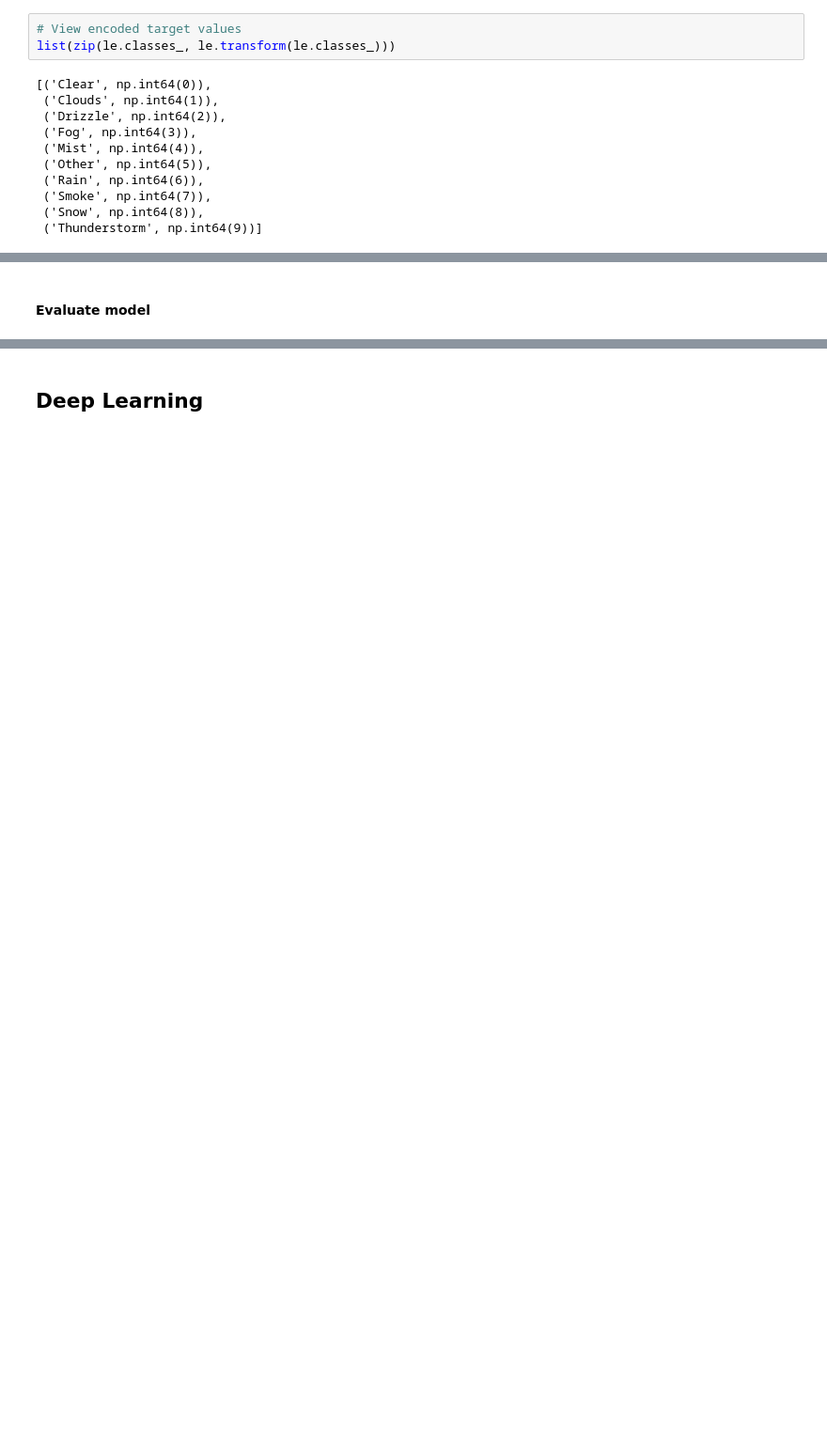
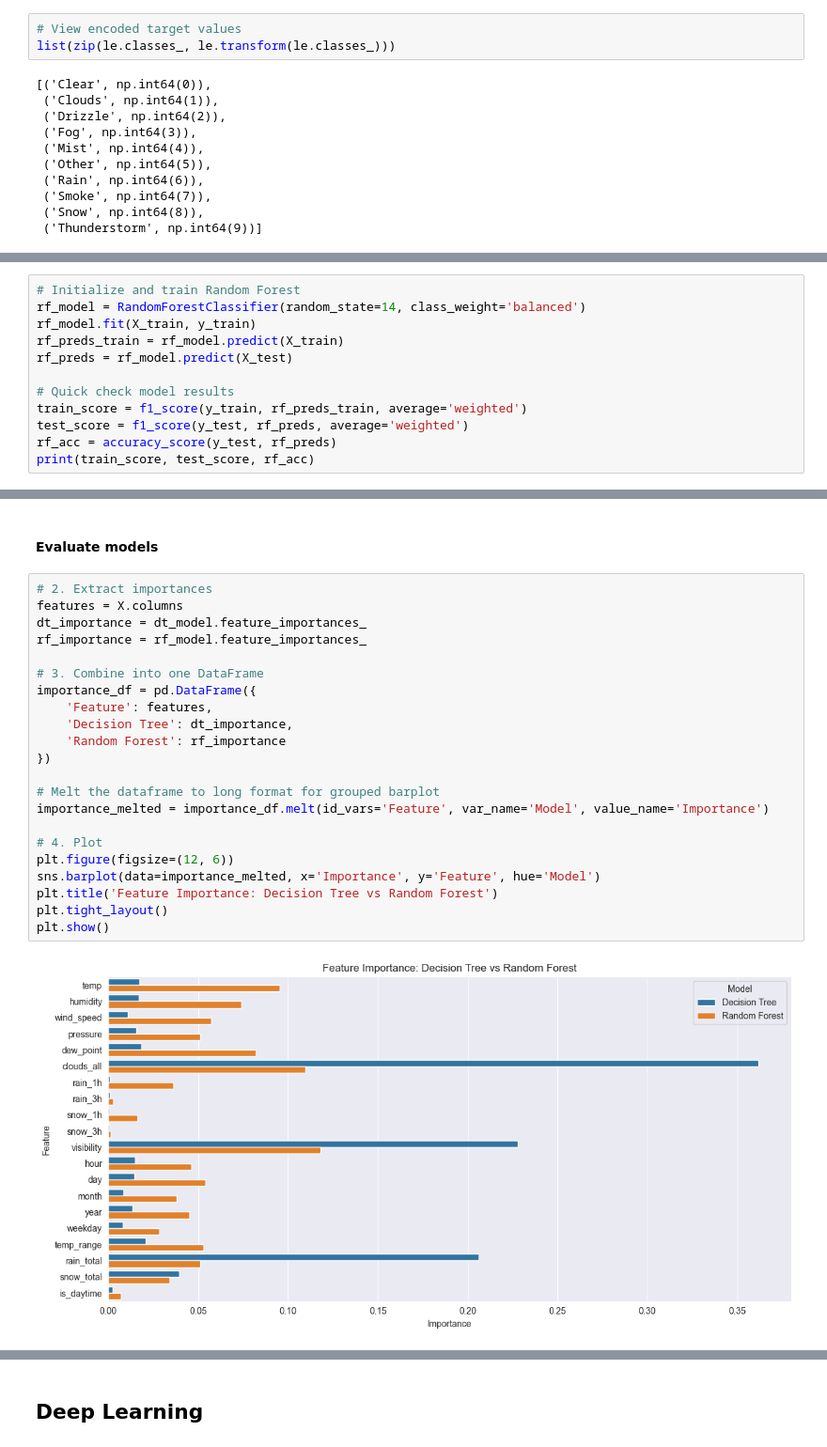
Before and after one commit to annvnt/tum-pads-weatherforcasting, a Jupyter notebook: main.ipynb, the cells around one changed output, grey strips where cells are left out. Shown at 94% size. Cells and saved outputs as stored; diff of their text form; blank space fills up the shorter version.

```diff
--- a/main.ipynb
+++ b/main.ipynb
@@ -1161,0 +1198,12 @@ y_pred = tree.predict(X_test)
+# %%
+# Initialize and train Random Forest
+rf_model = RandomForestClassifier(random_state=14, class_weight='balanced')
+rf_model.fit(X_train, y_train)
+rf_preds_train = rf_model.predict(X_train)
+rf_preds = rf_model.predict(X_test)
+
+# Quick check model results
+train_score = f1_score(y_train, rf_preds_train, average='weighted')
+test_score = f1_score(y_test, rf_preds, average='weighted')
+rf_acc = accuracy_score(y_test, rf_preds)
+print(train_score, test_score, rf_acc)
@@ -1162,2 +1285,26 @@ y_pred = tree.predict(X_test)
 # %% [markdown]
-#### Evaluate model
+#### Evaluate models
+# %%
+# 2. Extract importances
+features = X.columns
+dt_importance = dt_model.feature_importances_
+rf_importance = rf_model.feature_importances_
+
+# 3. Combine into one DataFrame
+importance_df = pd.DataFrame({
+    'Feature': features,
+    'Decision Tree': dt_importance,
+    'Random Forest': rf_importance
+})
+
+# Melt the dataframe to long format for grouped barplot
+importance_melted = importance_df.melt(id_vars='Feature', var_name='Model', value_name='Importance')
+
+# 4. Plot
+plt.figure(figsize=(12, 6))
+sns.barplot(data=importance_melted, x='Importance', y='Feature', hue='Model')
+plt.title('Feature Importance: Decision Tree vs Random Forest')
+plt.tight_layout()
+plt.show()
+# %% [output]
+[figure, added]
```
Also changed, not shown: parts of 41 cells of this notebook.
